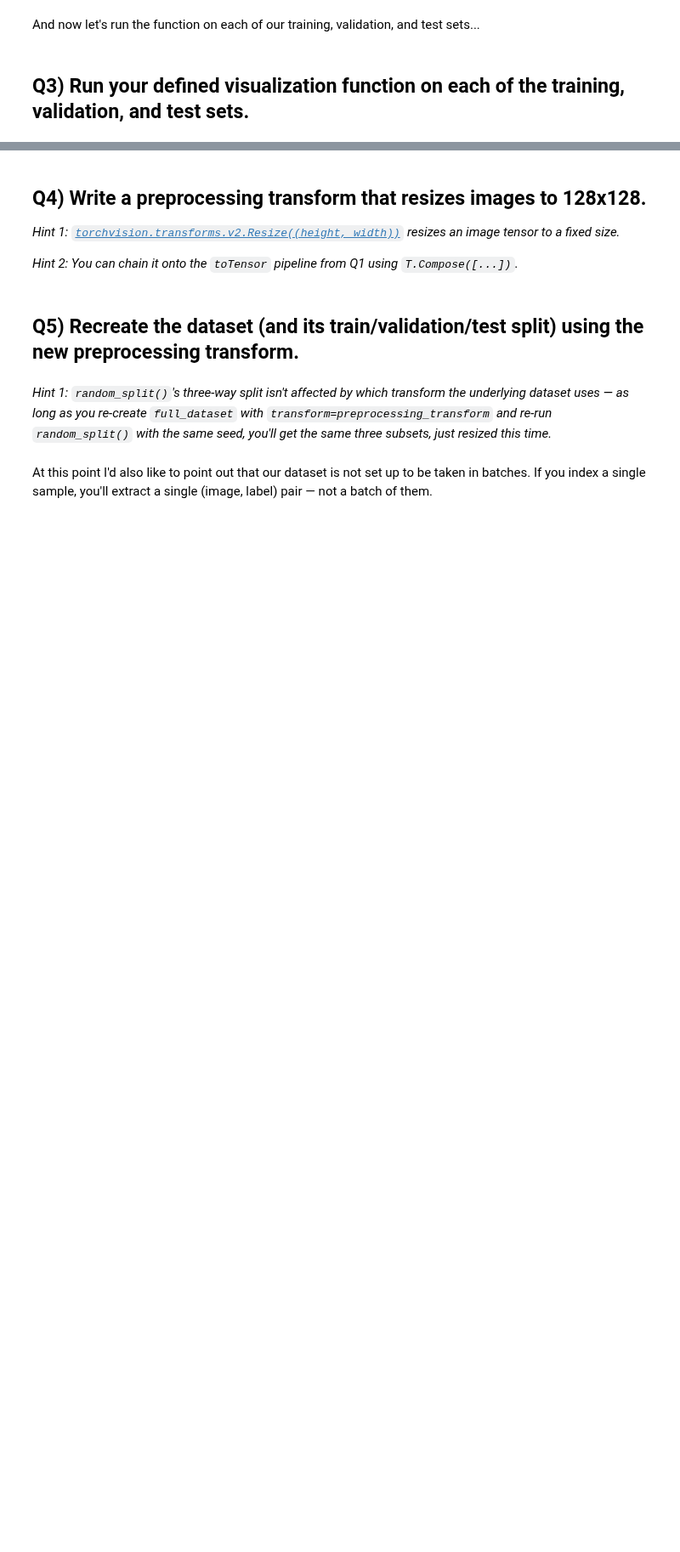
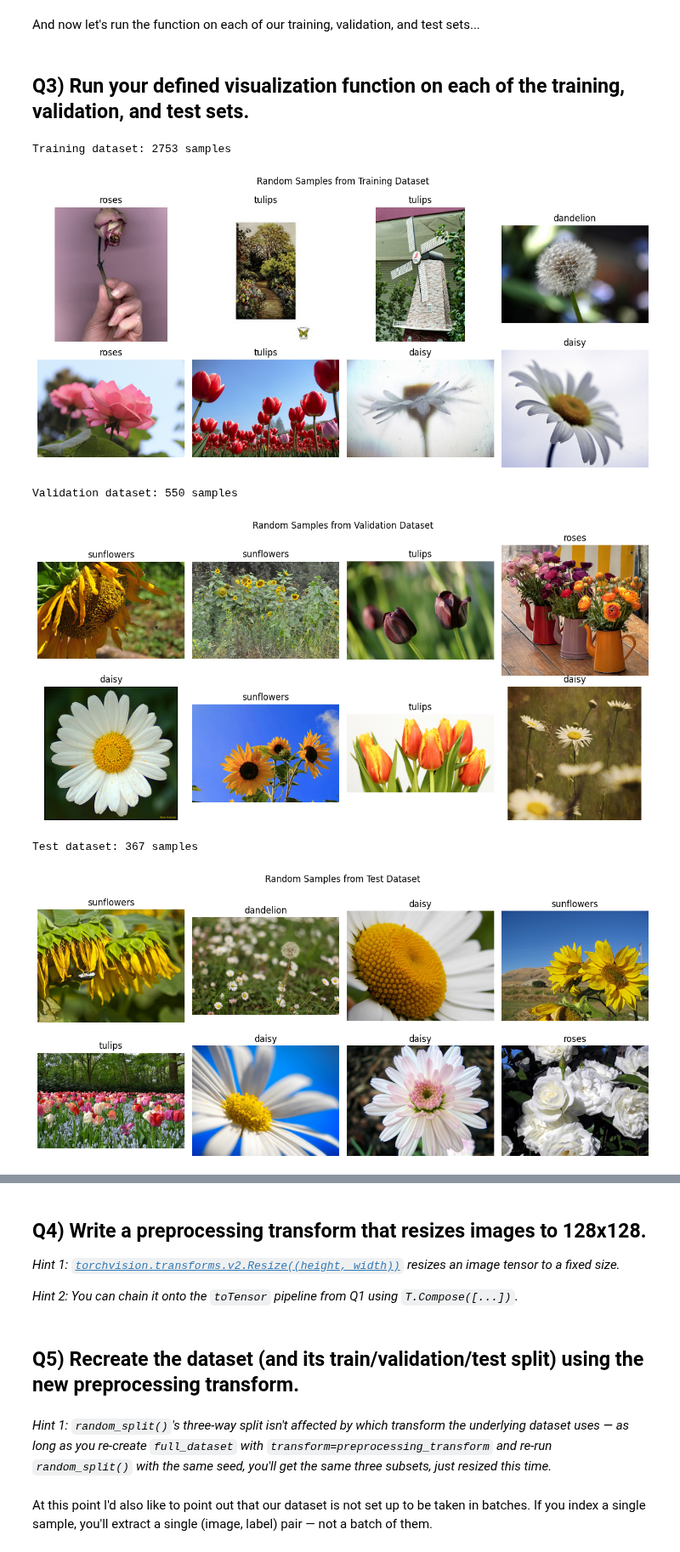
Before and after one commit to Sbindola/2026_MLEES_book, a Jupyter notebook: LABS/part-III/6.2-deep-computer-vision-exercises.ipynb, the cells around one changed output, grey strips where cells are left out. Shown at 85% size. Cells and saved outputs as stored; diff of their text form; code cells hidden in the pictures; blank space fills up the shorter version.

```diff
--- a/LABS/part-III/6.2-deep-computer-vision-exercises.ipynb
+++ b/LABS/part-III/6.2-deep-computer-vision-exercises.ipynb
@@ -168,12 +175,12 @@ flowers_root = os.path.join(cache_dir, "flower_photos")
 # %%
 toTensor = T.Compose([T.ToImage(), T.ToDtype(torch.float32, scale=True)])
 
-full_dataset = torchvision.datasets.___(root=___, transform=___)
-class_names = full_dataset.___
+full_dataset = torchvision.datasets.ImageFolder(root=flowers_root, transform=toTensor)
+class_names = full_dataset.classes
 
 torch.manual_seed(rnd_seed)
-train_set, valid_set, test_set = torch.utils.data.___(
-    full_dataset, [___, ___, ___])
+train_set, valid_set, test_set = torch.utils.data.random_split(
+    full_dataset, [0.75, 0.15, 0.10])
 # %% [markdown]
 We now have a set of variables that have the training, validation, and test sets, as well as `class_names`. Let's go ahead and define a function that will let us visualize our data.
 # %% [markdown]
@@ -184,21 +191,43 @@ We now have a set of variables that have the training, validation, and test sets
 *Hint 2: You can use the `rnd_gen.integers()` generator to pick a set of random indices into the dataset, then index the dataset with each one (`dataset[index]` returns an `(image, label)` pair). This is the same pattern as the `sample_plotter` function from the artificial-neural-networks exercises — you can reuse that approach here.*
 
 *Hint 3: A dataset image tensor from `ImageFolder` has shape `(channels, height, width)`, so before calling `plt.imshow()` you'll need to move the channel dimension to the end with `.permute(1, 2, 0)`.*
-# %%
-def dataset_info(___, ___, ___):
-    # Extract and print the number of samples in the dataset
-
-    # Pick a set of random indices, plot a grid of the corresponding images and labels
-
-    return None
+# %%
+def dataset_info(dataset, name, class_names):
+    # Extract and print the number of samples in the dataset
+    num_samples = len(dataset)
+    print(f"{name} dataset: {num_samples} samples")
+
+    # Pick a set of random indices, plot a grid of the corresponding images and labels
+    fig, axes = plt.subplots(2, 4, figsize=(12, 6))
+    indices = rnd_gen.integers(0, num_samples, size=8)
+
+    for idx, ax in zip(indices, axes.ravel()):
+        image, label = dataset[idx]
+        # Move the channel dimension from (C, H, W) to (H, W, C) for plotting
+        image_to_plot = image.permute(1, 2, 0)
+        ax.imshow(image_to_plot)
+        ax.set_title(class_names[label])
+        ax.axis('off')
+
+    plt.suptitle(f"Random Samples from {name} Dataset")
+    plt.tight_layout()
+    plt.show()
+    return None
 # %% [markdown]
 And now let's run the function on each of our training, validation, and test sets...
 # %% [markdown]
 ## Q3) Run your defined visualization function on each of the training, validation, and test sets.
 # %%
-dataset_info(_____, "Training", _____)
-dataset_info(_____, "Validation", _____)
-dataset_info(_____, "Test", _____)
+dataset_info(train_set, "Training", class_names)
+dataset_info(valid_set, "Validation", class_names)
+dataset_info(test_set, "Test", class_names)
+# %% [output]
+Training dataset: 2753 samples
+[figure, added]
+Validation dataset: 550 samples
+[figure, added]
+Test dataset: 367 samples
+[figure, added]
 # %% [markdown]
 If everything worked out fine, you'll have a grid of nicely labeled flower photos as your output:
 
```
Also changed, not shown: parts of 16 cells of this notebook.
